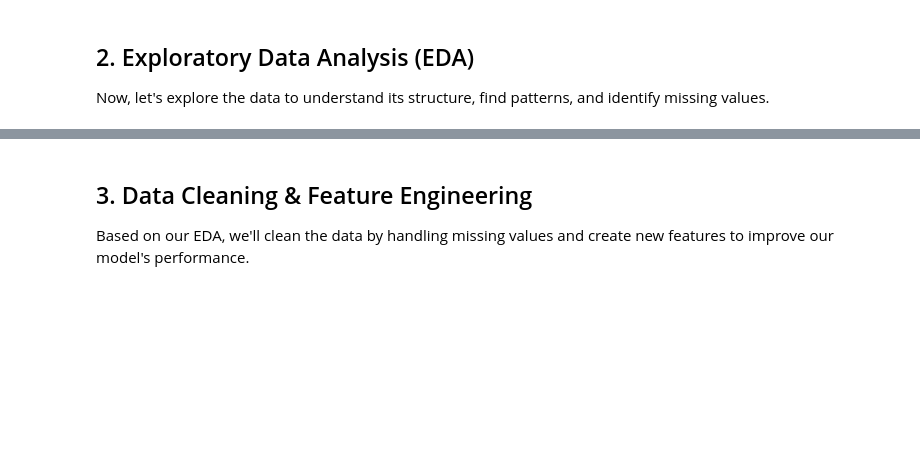
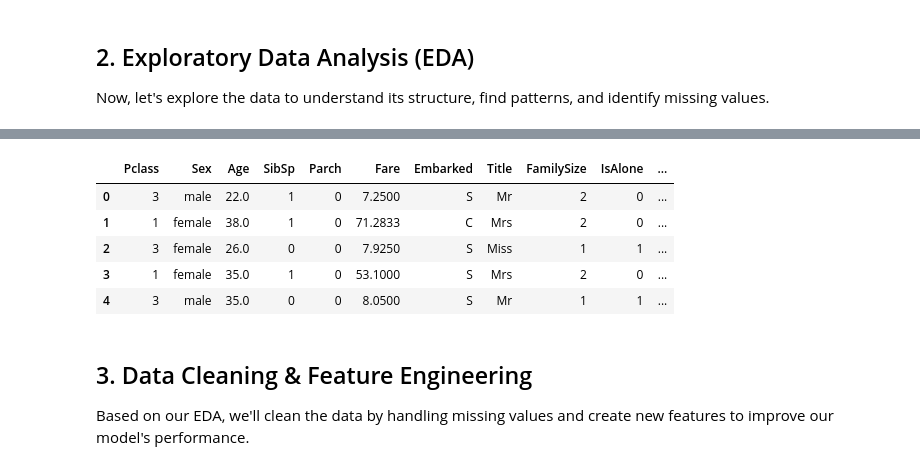
Before and after one commit to RonaldDonfack/Bole, a Jupyter notebook: titanic_analysis_Kola.ipynb, the cells around one changed output, grey strips where cells are left out. Cells and saved outputs as stored; diff of their text form; code cells hidden in the pictures; blank space fills up the shorter version.

```diff
--- a/titanic_analysis_Kola.ipynb
+++ b/titanic_analysis_Kola.ipynb
@@ -32,18 +37,3 @@ train_data.head()
 ## 2. Exploratory Data Analysis (EDA)
 
 Now, let's explore the data to understand its structure, find patterns, and identify missing values.
-# %%
-for df in [train_data, test_data]:
-    df["FamilySize"] = df["SibSp"] + df["Parch"] + 1
-    df["IsAlone"] = (df["FamilySize"] == 1).astype(int)
-
-cols_to_drop = ["PassengerId", "Name", "Ticket", "Cabin"]
-
-X = train_data.drop(columns=cols_to_drop + ["Survived"])
-X_test_final = test_data.drop(columns=cols_to_drop)
-y = train_data["Survived"]
-
-numeric_cols = X.select_dtypes(include=["int64", "float64"]).columns.tolist()
-categorical_cols = X.select_dtypes(include=["object"]).columns.tolist()
-
-X.head()
@@ -57,3 +40,64 @@ X.head()
+# %%
+# Strong Titanic feature engineering (safe, no chained assignment)
+
+def extract_title(name):
+    if pd.isnull(name):
+        return "Unknown"
+    return name.split(",")[1].split(".")[0].strip()
+
+def build_features(df):
+    df = df.copy()
+
+    # Titles
+    df["Title"] = df["Name"].apply(extract_title)
+    df["Title"] = df["Title"].replace(
+        ["Lady","Countess","Capt","Col","Don","Dr","Major","Rev","Sir","Jonkheer","Dona"], "Rare"
+    ).replace({"Mlle":"Miss","Ms":"Miss","Mme":"Mrs"})
+
+    # Family
+    df["FamilySize"] = df["SibSp"] + df["Parch"] + 1
+    df["IsAlone"]    = (df["FamilySize"] == 1).astype(int)
+
+    # Flags / interactions
+    df["CabinKnown"] = df["Cabin"].notna().astype(int)
+    df["TicketGroupSize"] = df.groupby("Ticket")["Ticket"].transform("count")
+
+    # Imputations (aligned indices)
+    embarked_mode = df["Embarked"].mode().iloc[0]
+    df["Embarked"] = df["Embarked"].fillna(embarked_mode)
+    df["Fare"] = df["Fare"].fillna(df.groupby("Pclass")["Fare"].transform("median"))
+    df["Age"]  = df["Age"].fillna(df.groupby(["Title","Sex","Pclass"])["Age"].transform("median"))
+
+    # Bins helpful for linear models
+    df["AgeBin"]  = pd.cut(df["Age"],  bins=[0,12,16,21,30,40,50,60,80], include_lowest=True)
+    df["FareBin"] = pd.qcut(df["Fare"], q=8, duplicates="drop")
+
+    # Domain signals
+    df["IsChild"]  = (df["Age"] < 16).astype(int)
+    df["IsMother"] = ((df["Sex"]=="female") & (df["Parch"]>0) & (df["Title"].isin(["Mrs","Rare"]))).astype(int)
+    df["Sex_Pclass"] = df["Sex"].astype(str) + "_" + df["Pclass"].astype(str)
+
+    return df
+
+train_fe = build_features(train_data)
+test_fe  = build_features(test_data)
+
+drop_cols = ["PassengerId","Name","Ticket","Cabin"]
+X = train_fe.drop(columns=drop_cols + ["Survived"])
+y = train_fe["Survived"]
+X_test_final = test_fe.drop(columns=drop_cols)
+
+num_cols = X.select_dtypes(include=["int64","float64"]).columns.tolist()
+cat_cols = X.select_dtypes(include=["object","category"]).columns.tolist()
+
+X.head()
+# %% [output]
+|  | Pclass | Sex | Age | SibSp | Parch | Fare | Embarked | Title | FamilySize | IsAlone | ... |
+| 0 | 3 | male | 22.0 | 1 | 0 | 7.2500 | S | Mr | 2 | 0 | ... |
+| 1 | 1 | female | 38.0 | 1 | 0 | 71.2833 | C | Mrs | 2 | 0 | ... |
+| 2 | 3 | female | 26.0 | 0 | 0 | 7.9250 | S | Miss | 1 | 1 | ... |
+| 3 | 1 | female | 35.0 | 1 | 0 | 53.1000 | S | Mrs | 2 | 0 | ... |
+| 4 | 3 | male | 35.0 | 0 | 0 | 8.0500 | S | Mr | 1 | 1 | ... |
 # %% [markdown]
 ## 3. Data Cleaning & Feature Engineering
 
```
Also changed, not shown: parts of 8 cells of this notebook.
